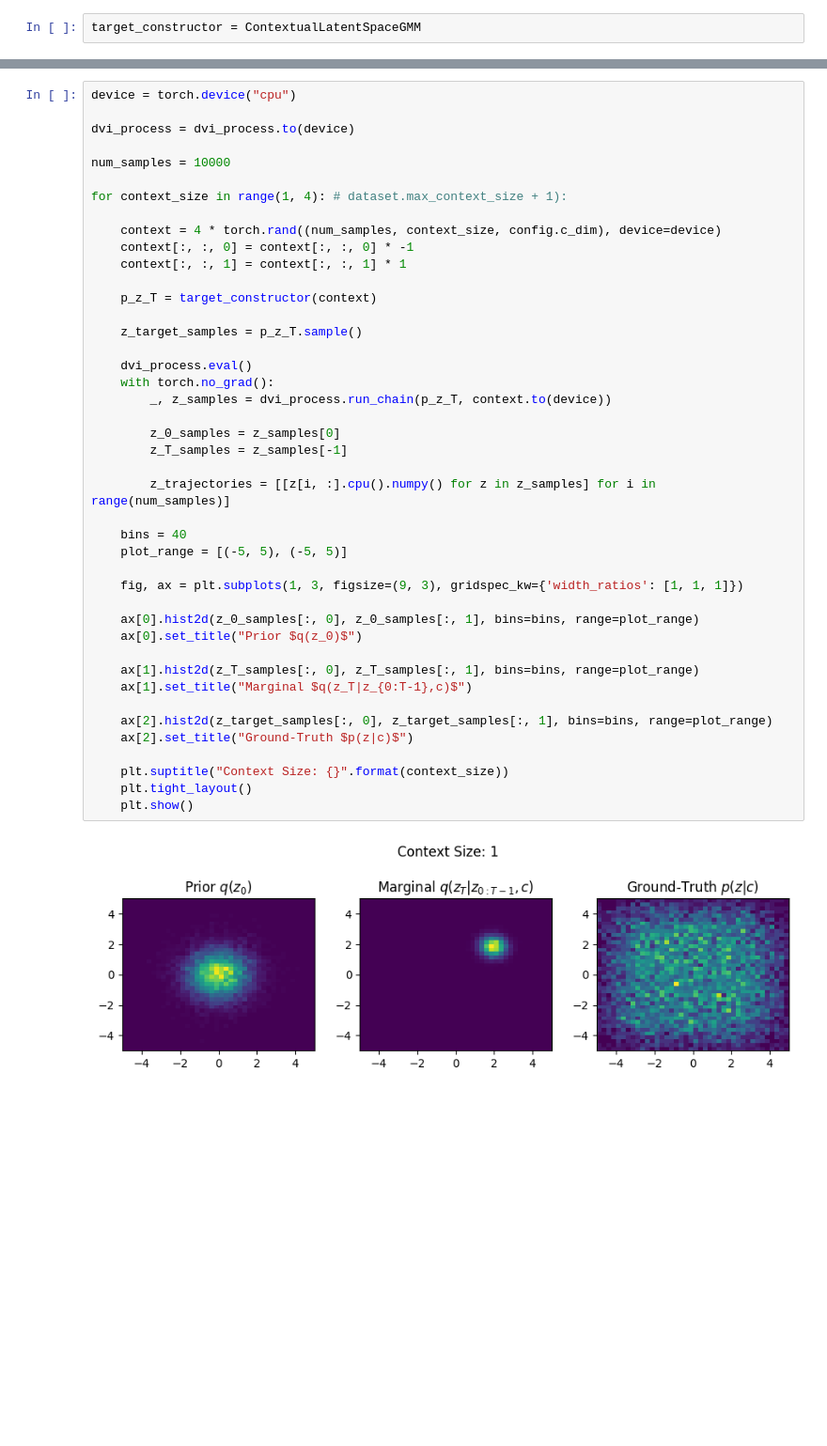
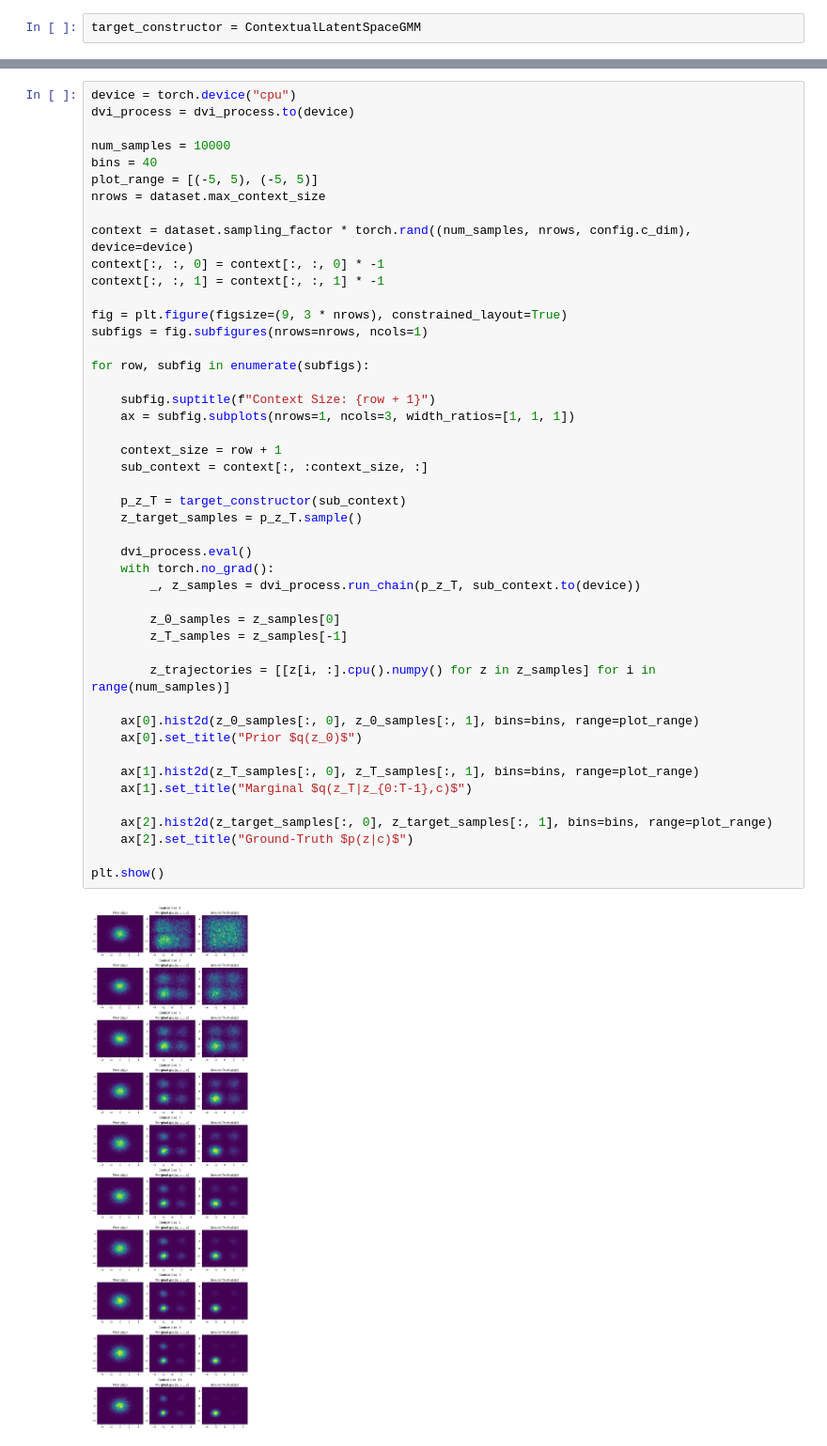
Before and after one commit to ChickNCurry/dvi-for-bml, a Jupyter notebook: contextual-dvi/exp_2d.ipynb, the cells around one changed output, grey strips where cells are left out. Shown at 94% size. Saved outputs shown, nothing was run; the diff lists cells and outputs as text; blank space fills up the shorter version.

Commit message:
generate 2d plots

```diff
--- a/contextual-dvi/exp_2d.ipynb
+++ b/contextual-dvi/exp_2d.ipynb
@@ -77,45 +85,48 @@ KeyboardInterrupt:
 # %%
 device = torch.device("cpu")
-
 dvi_process = dvi_process.to(device)
 
 num_samples = 10000
+bins = 40
+plot_range = [(-5, 5), (-5, 5)]
+nrows = dataset.max_context_size
 
-for context_size in range(1, 4): # dataset.max_context_size + 1):
+context = dataset.sampling_factor * torch.rand((num_samples, nrows, config.c_dim), device=device)
+context[:, :, 0] = context[:, :, 0] * -1
+context[:, :, 1] = context[:, :, 1] * -1
 
-    context = 4 * torch.rand((num_samples, context_size, config.c_dim), device=device)
-    context[:, :, 0] = context[:, :, 0] * -1
-    context[:, :, 1] = context[:, :, 1] * 1
+fig = plt.figure(figsize=(9, 3 * nrows), constrained_layout=True)
+subfigs = fig.subfigures(nrows=nrows, ncols=1)
 
-    p_z_T = target_constructor(context)
+for row, subfig in enumerate(subfigs):
 
+    subfig.suptitle(f"Context Size: {row + 1}")
+    ax = subfig.subplots(nrows=1, ncols=3, width_ratios=[1, 1, 1])
+
+    context_size = row + 1
+    sub_context = context[:, :context_size, :]
+
+    p_z_T = target_constructor(sub_context)
     z_target_samples = p_z_T.sample()
 
     dvi_process.eval()
     with torch.no_grad():
-        _, z_samples = dvi_process.run_chain(p_z_T, context.to(device))
+        _, z_samples = dvi_process.run_chain(p_z_T, sub_context.to(device))
 
         z_0_samples = z_samples[0]
         z_T_samples = z_samples[-1]
 
         z_trajectories = [[z[i, :].cpu().numpy() for z in z_samples] for i in range(num_samples)]
-
-    bins = 40
-    plot_range = [(-5, 5), (-5, 5)]
-
-    fig, ax = plt.subplots(1, 3, figsize=(9, 3), gridspec_kw={'width_ratios': [1, 1, 1]})
 
     ax[0].hist2d(z_0_samples[:, 0], z_0_samples[:, 1], bins=bins, range=plot_range)
     ax[0].set_title("Prior $q(z_0)$")
 
     ax[1].hist2d(z_T_samples[:, 0], z_T_samples[:, 1], bins=bins, range=plot_range)
     ax[1].set_title("Marginal $q(z_T|z_{0:T-1},c)$")
 
     ax[2].hist2d(z_target_samples[:, 0], z_target_samples[:, 1], bins=bins, range=plot_range)
     ax[2].set_title("Ground-Truth $p(z|c)$")
 
-    plt.suptitle("Context Size: {}".format(context_size))
-    plt.tight_layout()
-    plt.show()
+plt.show()
 # %% [output]
-[figure, old version]
+[figure, new version]
```
Also changed, not shown: parts of 6 cells of this notebook, 4 other files.
